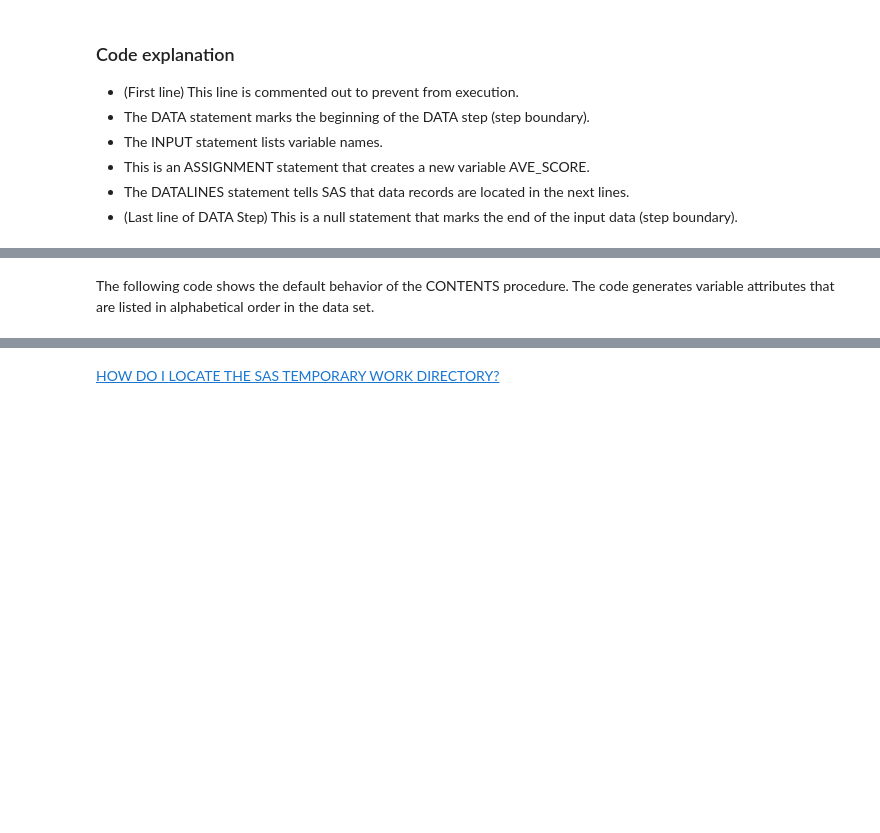
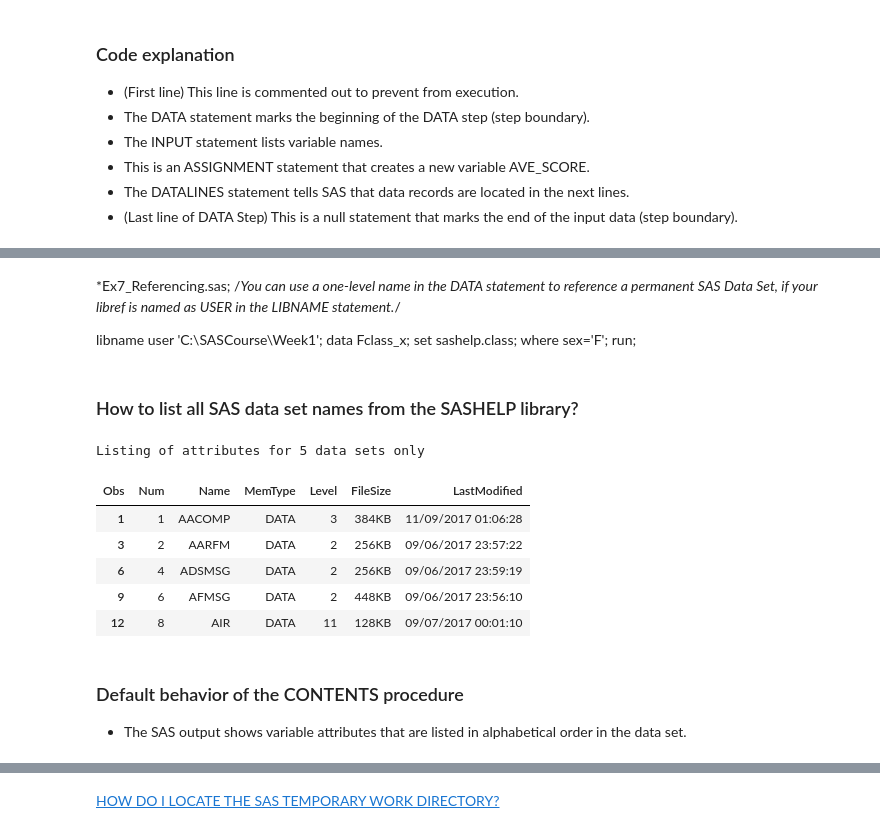
Before and after one commit to ProcJimi/curriculum, a Jupyter notebook: Week1/Week1.ipynb, the cells around one changed output, grey strips where cells are left out. Drawn from its saved outputs; the diff is of its cells as text; code cells hidden in the pictures; blank space fills up the shorter version.

```diff
--- a/Week1/Week1.ipynb
+++ b/Week1/Week1.ipynb
@@ -191,17 +255,39 @@ The following program lists all the data sets that are available in Sashelp libr
+# %% [markdown]
+*Ex7_Referencing.sas;
+/*You can use a one-level name in
+ the DATA statement to reference a permanent SAS Data Set,
+ if your libref is named as USER in the LIBNAME statement.*/
+
+libname user 'C:\SASCourse\Week1';
+data Fclass_x;
+  set sashelp.class;
+  where sex='F';
+run;
+# %% [markdown]
+### How to list all SAS data set names from the SASHELP library?
 # %%
-Ex8_Contents_all_ods.sas
+*Ex8_Contents_all_ods.sas;
 ods select none;
 proc contents data=sashelp._all_;
 ods output members=m;
 run;
 ods select all;
-proc print data=m noobs;
+title1 'Listing of attributes for 5 data sets only';
+proc print data=m (obs=5);
 where memtype = 'DATA';
 run;
+title1;
+# %% [output]
+Listing of attributes for 5 data sets only
+| Obs | Num | Name | MemType | Level | FileSize | LastModified |
+| 1 | 1 | AACOMP | DATA | 3 | 384KB | 11/09/2017 01:06:28 |
+| 3 | 2 | AARFM | DATA | 2 | 256KB | 09/06/2017 23:57:22 |
+| 6 | 4 | ADSMSG | DATA | 2 | 256KB | 09/06/2017 23:59:19 |
+| 9 | 6 | AFMSG | DATA | 2 | 448KB | 09/06/2017 23:56:10 |
+| 12 | 8 | AIR | DATA | 11 | 128KB | 09/07/2017 00:01:10 |
 # %% [markdown]
-The following code shows the default behavior of the CONTENTS procedure.
-The code generates variable attributes that are listed
-in alphabetical order in the data set.
+### Default behavior of the CONTENTS procedure
+* The SAS output shows variable attributes that are listed in alphabetical order in the data set.
 # %%
 *Ex9_Contents_many_ways.sas;
 Proc contents data=sashelp.heart;
```
Also changed, not shown: parts of 80 cells of this notebook, 15 other files.
